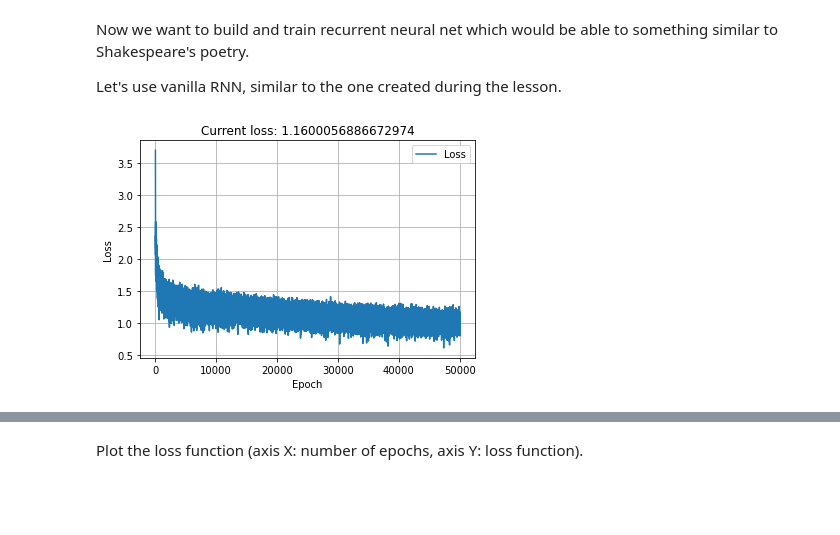
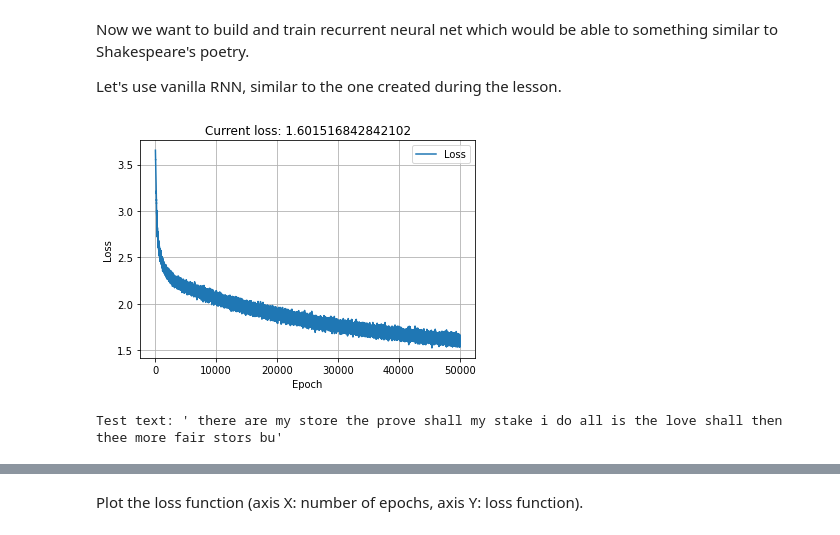
Before and after one commit to oslanaslan/MADE_ML, a Jupyter notebook: ml/Lab2_Deep_Learning/Lab2_DL_part3_poetry.ipynb, the cells around one changed output, grey strips where cells are left out. Drawn from its saved outputs; the diff is of its cells as text; code cells hidden in the pictures; blank space fills up the shorter version.

```diff
--- a/ml/Lab2_Deep_Learning/Lab2_DL_part3_poetry.ipynb
+++ b/ml/Lab2_Deep_Learning/Lab2_DL_part3_poetry.ipynb
@@ -122,14 +124,16 @@ len(tokens)
 # %%
-# dict <index>:<char>
-# dict <char>:<index>
-
 token_to_idx = {char: idx for idx, char in enumerate(tokens)}
 idx_to_token = {idx: char for idx, char in enumerate(tokens)}
 
+MAX_LENGTH = 100
+
 sequences = text.split('\n')
 sequences = [seq.strip(' ') + '\n' for seq in sequences]
-MAX_LENGTH = max(map(len, sequences))
-sequences = [seq + pad * (MAX_LENGTH - len(seq)) for seq in sequences]
+all_sequences = ''.join(sequences)
+sequences = []
+
+for i in range(len(all_sequences) - MAX_LENGTH):
+    sequences.append(all_sequences[i:(i + MAX_LENGTH)])
 
 assert len(set(map(len, sequences))) == 1, (
     "All sequences must be same length"
@@ -152,13 +156,13 @@ MAX_LENGTH: 61
 # %%
-def to_matrix(sequences, max_len=None, pad=token_to_idx['|'], dtype='int32', batch_first = True):
+def to_matrix(sequences, dtype='int32', batch_first = True):
     """Casts a list of names into rnn-digestable matrix"""
 
-    max_len = max_len or max(map(len, sequences))
-    seq_ix = np.zeros([len(sequences), max_len], dtype) + pad
+    max_len = MAX_LENGTH
+    seq_ix = np.zeros([len(sequences), max_len], dtype)
 
     for i, seq in enumerate(sequences):
         line_ix = [token_to_idx[c] for c in seq]
-        seq_ix[i, :len(line_ix)] = line_ix
+        seq_ix[i, :] = line_ix
 
     if not batch_first:
         names_ix = np.transpose(seq_ix)
@@ -224,47 +257,51 @@ def rnn_loop(model, batch_ix):
 # %%
 dict_size = len(token_to_idx)
-hidden_dim = 512
-n_layers = 7
+hidden_dim = 1024
+n_layers = 15
 
-model = VanilaRNN()
-model = model.to(device)
+model_rnn = VanilaRNN()
+model_rnn = model_rnn.to(device)
 
 n_epochs = 50000
 lr=0.01
 
 loss_func = nn.NLLLoss()
-optimizer = torch.optim.SGD(model.parameters(), lr=lr)
+optimizer = torch.optim.SGD(model_rnn.parameters(), lr=lr)
 # %%
 train_loss_lst = []
 plot_tick = 100
 
 for i in tqdm(range(n_epochs)):
     batch_ix = to_matrix(sample(sequences, 32))
     batch_ix = torch.tensor(batch_ix, dtype=torch.int64).to(device)
 
-    logp_seq = rnn_loop(model, batch_ix)
+    logp_seq = rnn_loop(model_rnn, batch_ix)
     predictions_logp = logp_seq[:, :-1]
     actual_next_tokens = batch_ix[:, 1:]
 
     loss = loss_func(predictions_logp.reshape(-1, dict_size), actual_next_tokens.reshape(-1))
 
     # train with backprop
     optimizer.zero_grad()
     loss.backward()
     optimizer.step()
 
     train_loss_lst.append(loss.data.to('cpu').numpy())
 
     if (i + 1) % plot_tick == 0:
         clear_output(True)
         plt.plot(train_loss_lst, label='Loss')
         plt.grid()
         plt.xlabel('Epoch')
         plt.ylabel('Loss')
         plt.legend()
-        plt.title(f"Current loss: {np.mean(train_loss_lst[:-100])}")
+        plt.title(f"Current loss: {np.mean(train_loss_lst[-plot_tick:])}")
         plt.show()
 
+        test_text = generate_text(model_rnn, seed_phrase=' there are', max_length=MAX_LENGTH, temperature=0.5)
+        print(f"Test text: '{test_text}'")
+
 assert np.mean(train_loss_lst[:10]) > np.mean(train_loss_lst[-10:]), "RNN didn't converge."
 # %% [output]
-[figure, old version]
+[figure, new version]
+Test text: ' there are my store the prove shall my stake i do all is the love shall then thee more fair stors bu'
```
Also changed, not shown: parts of 22 cells of this notebook, 3 other files.
